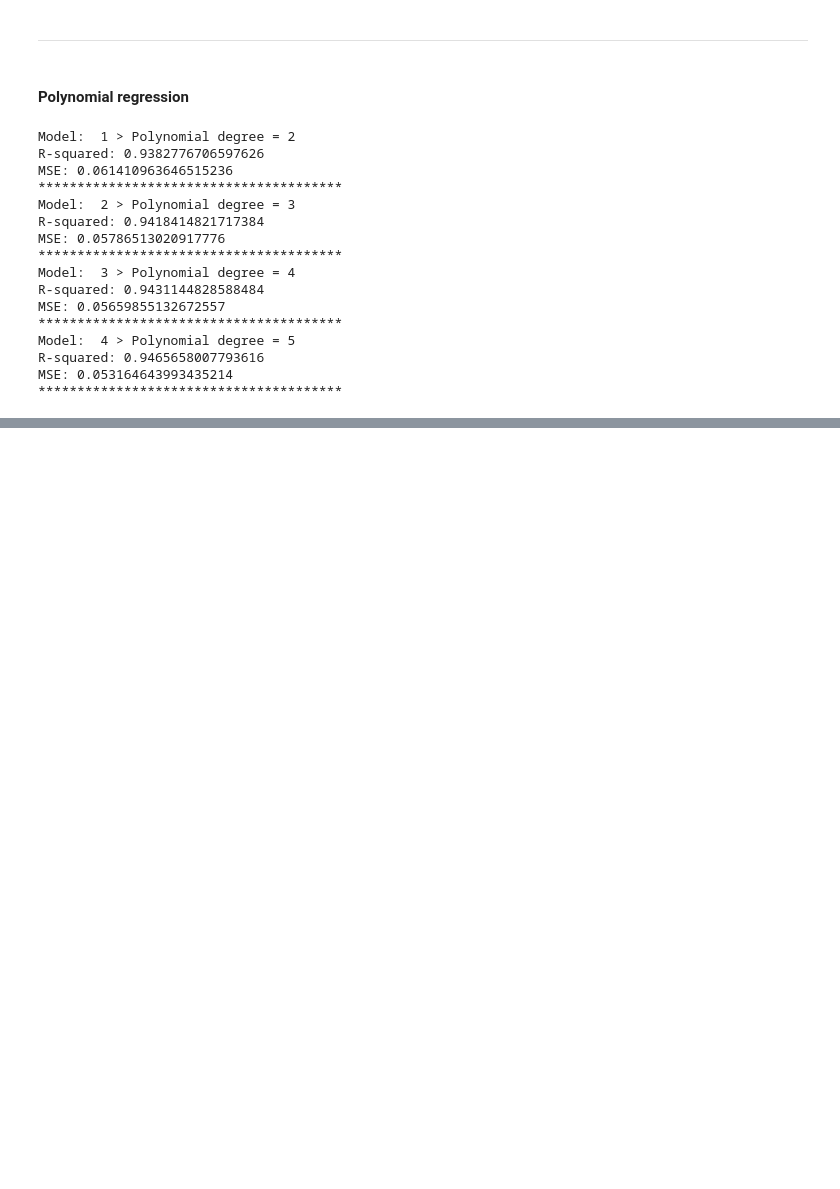
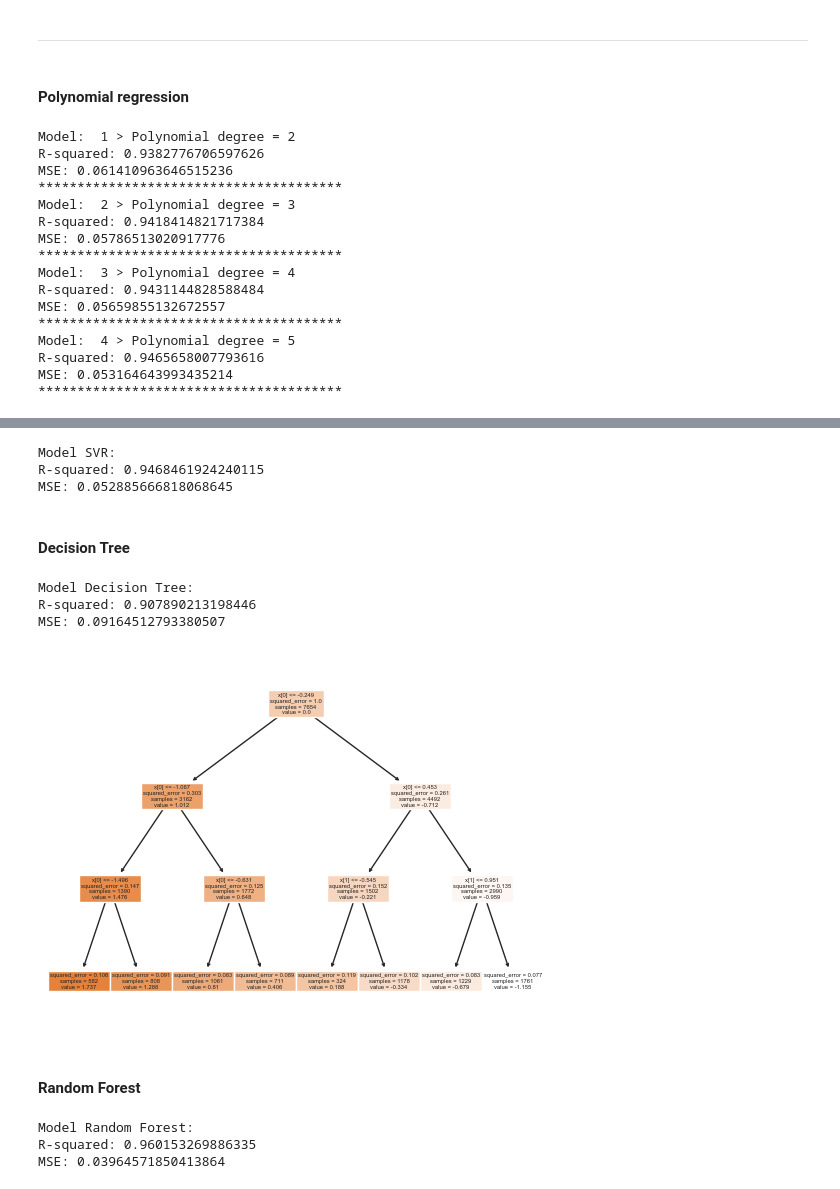
Before and after one commit to ethanhopkins101/sk_learn-models, a Jupyter notebook: regression/full_process.ipynb, the cells around one changed output, grey strips where cells are left out. Cells and saved outputs as stored; diff of their text form; code cells hidden in the pictures; blank space fills up the shorter version.

```diff
--- a/regression/full_process.ipynb
+++ b/regression/full_process.ipynb
@@ -151,0 +163,33 @@ MSE: 0.053164643993435214
+# %%
+# Model evaluation
+print('Model SVR: ')
+print('R-squared:',r2_score(y_test,y_svr_pred))
+print('MSE:',mean_squared_error(y_test,y_svr_pred))
+# %% [output]
+Model SVR:
+R-squared: 0.9468461924240115
+MSE: 0.052885666818068645
+# %% [markdown]
+#### Decision Tree
+# %%
+# Fitting Decision tree
+dt=DecisionTreeRegressor(ccp_alpha=0.005).fit(x_train,y_train)
+y_dt_pred=dt.predict(x_test)
+# %%
+# Model evaluation
+print('Model Decision Tree:')
+print('R-squared:',r2_score(y_test,y_dt_pred))
+print('MSE:',mean_squared_error(y_test,y_dt_pred))
+# %% [output]
+Model Decision Tree:
+R-squared: 0.907890213198446
+MSE: 0.09164512793380507
+# %%
+# Visualizing the tree
+plt.figure()
+plot_tree(dt,filled=True)
+plt.show()
+# %% [output]
+[figure, added]
+# %% [markdown]
+#### Random Forest
@@ -151,0 +200,9 @@ MSE: 0.053164643993435214
+# %%
+# Model evaluation
+print('Model Random Forest:')
+print('R-squared:',r2_score(y_test,y_rfr_pred))
+print('MSE:',mean_squared_error(y_test,y_rfr_pred))
+# %% [output]
+Model Random Forest:
+R-squared: 0.960153269886335
+MSE: 0.03964571850413864
```
Also changed, not shown: parts of 12 cells of this notebook.
